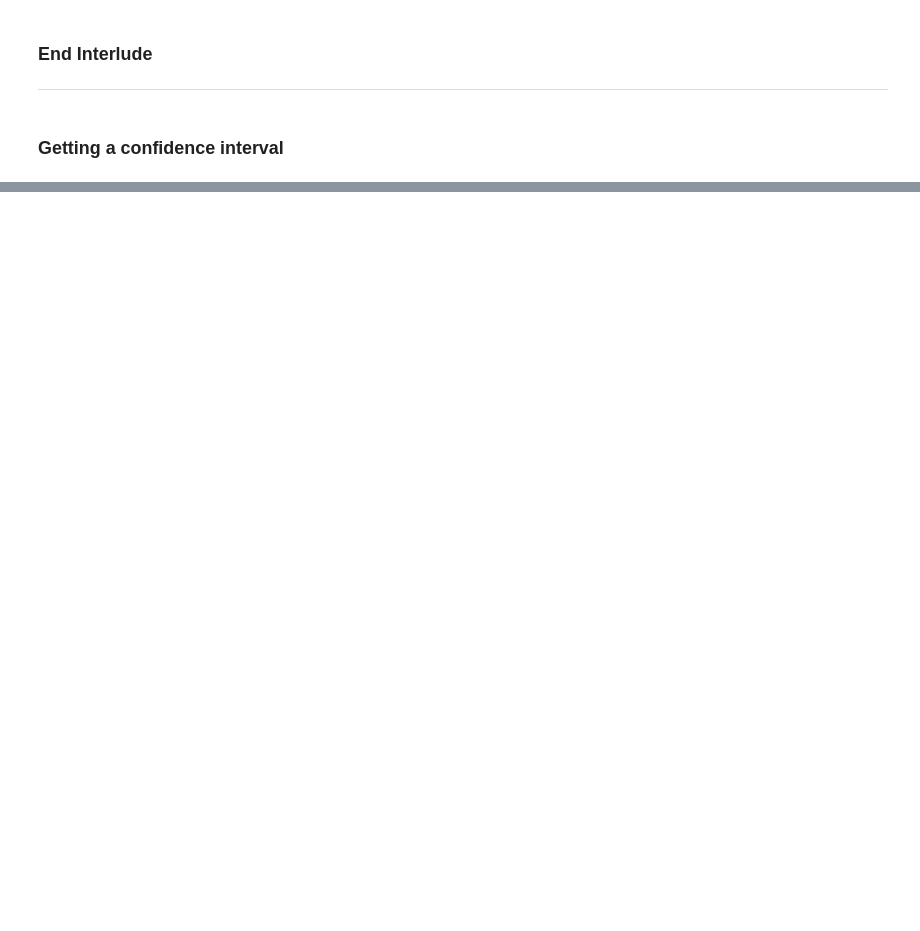
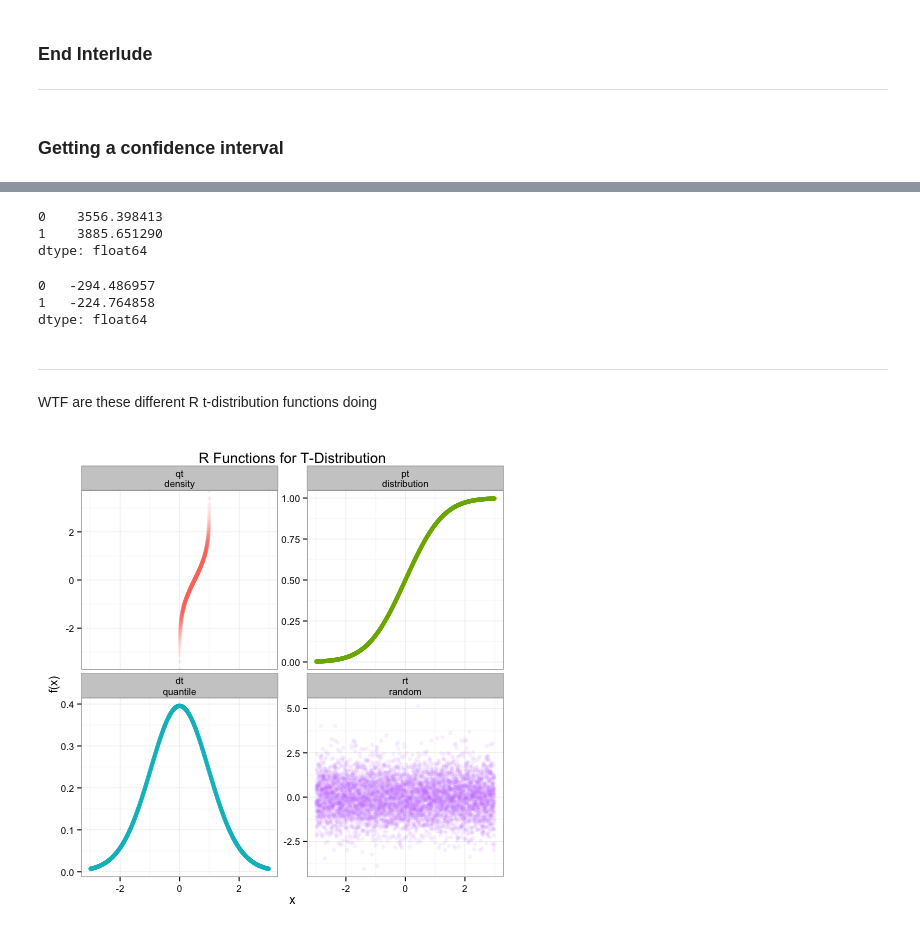
Before and after one commit to idrisr/coursera-regressions, a Jupyter notebook: regressions.ipynb, the cells around one changed output, grey strips where cells are left out. Cells and saved outputs as stored; diff of their text form; code cells hidden in the pictures; blank space fills up the shorter version.

```diff
--- a/regressions.ipynb
+++ b/regressions.ipynb
@@ -1108,0 +1390,37 @@ coefTable
+# %%
+coefTable['Estimate']['x'] + pd.Series([-1, 1]) * coefTable['Std. Error']['x'] * st.t.ppf(.975, fit.df_resid)
+# %% [output]
+0    3556.398413
+1    3885.651290
+dtype: float64
+# %%
+coefTable['Estimate']['(Intercept)'] + pd.Series([-1, 1]) * coefTable['Std. Error']['(Intercept)'] * st.t.ppf(.975, fit.df_resid)
+# %% [output]
+0   -294.486957
+1   -224.764858
+dtype: float64
+# %% [markdown]
+---
+WTF are these different R t-distribution functions doing
+# %%
+%%R
+require(reshape)
+require(ggplot2)
+n <- 3
+by <- 0.001
+x <- seq(-n, n, by)
+qt <- qt(x, df = 30)
+pt <- pt(x, df=30)
+dt <- dt(x, df=30)
+rt <- rt(x, df=30)
+
+df <- data.frame(x, qt, pt, dt, rt)
+names(df) <- c('x', 'qt\ndensity', 'pt\ndistribution', 'dt\nquantile', 'rt\nrandom')
+mdf <- melt.data.frame(df, id = c('x'))
+g <- ggplot(mdf, aes(x, value, colour=variable)) + geom_point(alpha=0.1)
+g <- g + facet_wrap(~variable, scale='free_y') + theme_bw()
+g <- g + ggtitle("R Functions for T-Distribution") + theme(legend.position="none")
+g <- g + ylab('f(x)')
+g
+# %% [output]
+[figure, added]
```
Also changed, not shown: parts of 100 cells of this notebook.
